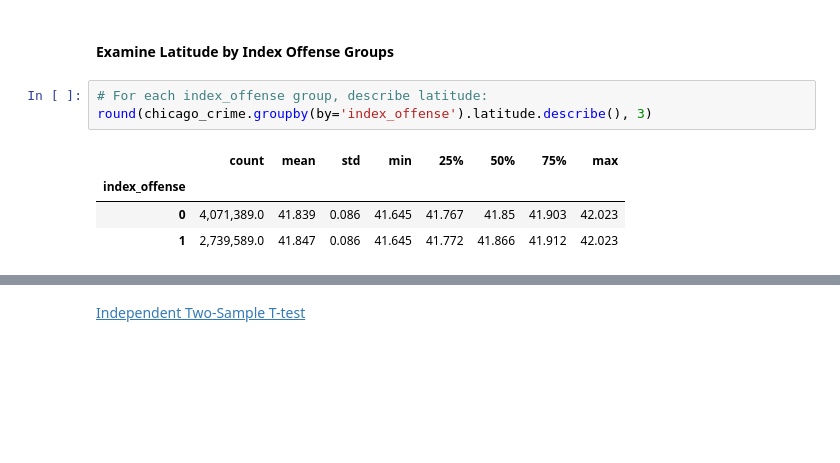
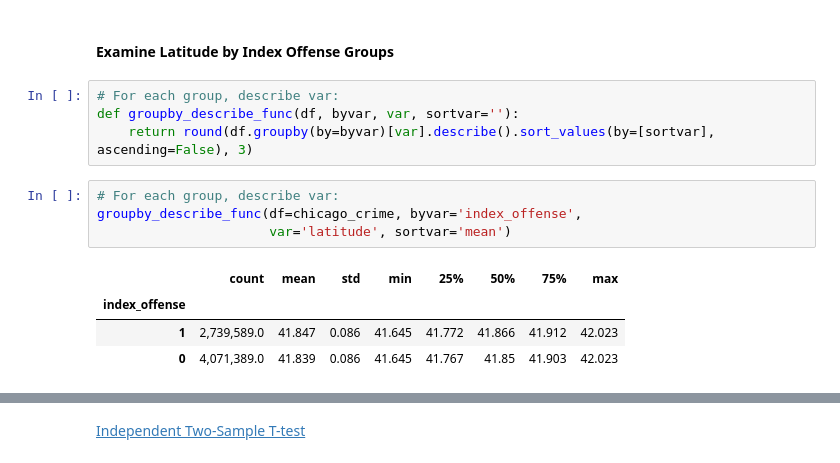
Before and after one commit to tweichle/Classifying-Criminal-Offenses, a Jupyter notebook: Chicago Crime Project.ipynb, the cells around one changed output, grey strips where cells are left out. Drawn from its saved outputs; the diff is of its cells as text; blank space fills up the shorter version.

```diff
--- a/Chicago Crime Project.ipynb
+++ b/Chicago Crime Project.ipynb
@@ -1421,10 +1421,15 @@ Note: `latitude` is highly correlated with `y_coordinate`; `longitude` is highly
 # %% [markdown]
 #### Examine Latitude by Index Offense Groups
 # %%
-# For each index_offense group, describe latitude:
-round(chicago_crime.groupby(by='index_offense').latitude.describe(), 3)
+# For each group, describe var:
+def groupby_describe_func(df, byvar, var, sortvar=''):
+    return round(df.groupby(by=byvar)[var].describe().sort_values(by=[sortvar], ascending=False), 3)
-# %% [output]
-|  | count | mean | std | min | 25% | 50% | 75% | max |
-| index_offense |  |  |  |  |  |  |  |  |
-| 0 | 4,071,389.0 | 41.839 | 0.086 | 41.645 | 41.767 | 41.85 | 41.903 | 42.023 |
-| 1 | 2,739,589.0 | 41.847 | 0.086 | 41.645 | 41.772 | 41.866 | 41.912 | 42.023 |
+# %%
+# For each group, describe var:
+groupby_describe_func(df=chicago_crime, byvar='index_offense',
+                      var='latitude', sortvar='mean')
+# %% [output]
+|  | count | mean | std | min | 25% | 50% | 75% | max |
+| index_offense |  |  |  |  |  |  |  |  |
+| 1 | 2,739,589.0 | 41.847 | 0.086 | 41.645 | 41.772 | 41.866 | 41.912 | 42.023 |
+| 0 | 4,071,389.0 | 41.839 | 0.086 | 41.645 | 41.767 | 41.85 | 41.903 | 42.023 |
```
Also changed, not shown: parts of 20 cells of this notebook.
